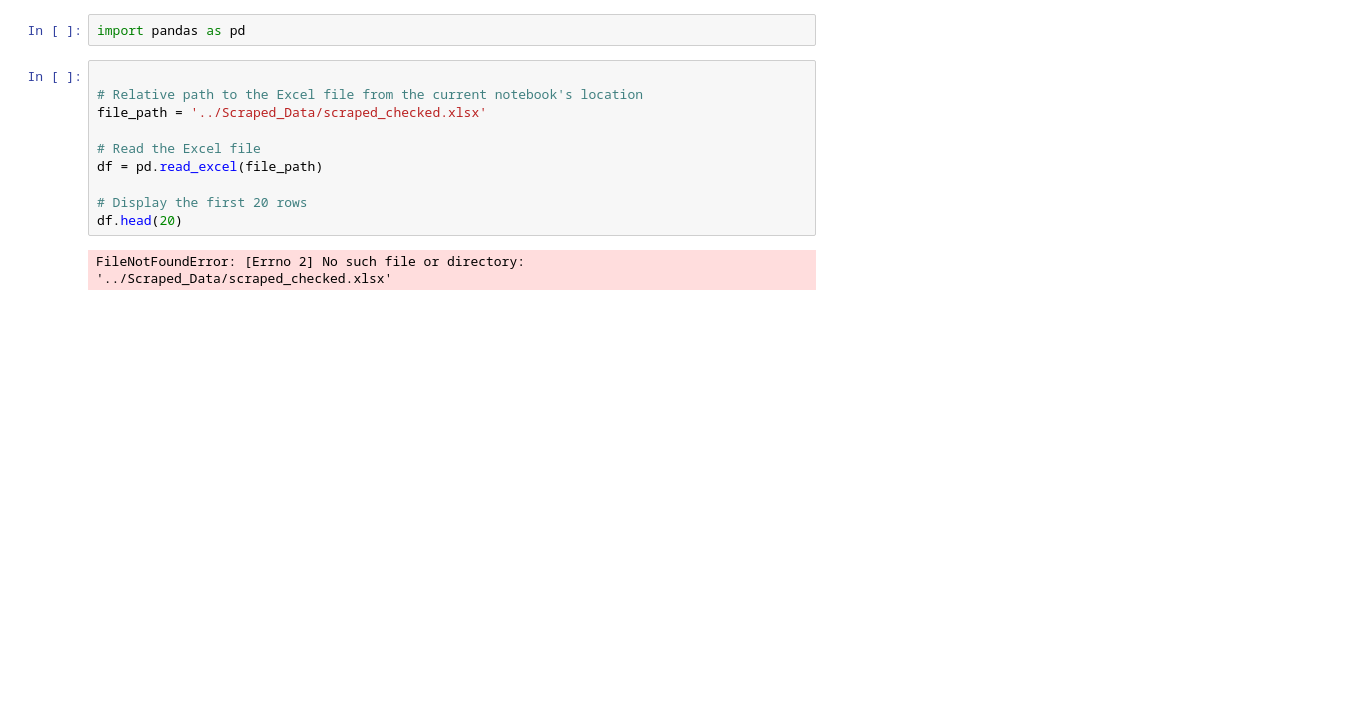
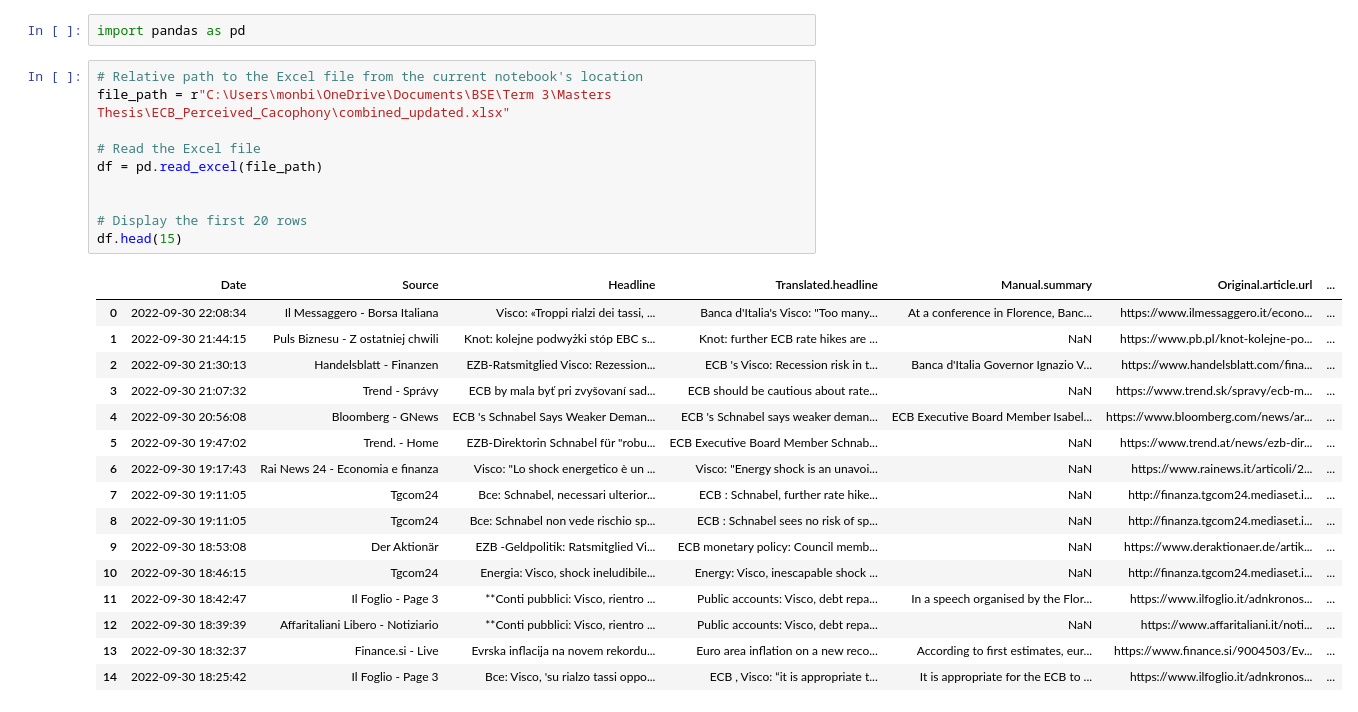
Before and after one commit to monbiote/ECB_Perceived_Cacophony, a Jupyter notebook: Randomised_Articles.ipynb, the cells around one changed output. Drawn from its saved outputs; the diff is of its cells as text; blank space fills up the shorter version.

Commit message:
Updated Randomised_Articles notebook

```diff
--- a/Randomised_Articles.ipynb
+++ b/Randomised_Articles.ipynb
@@ -1,14 +1,29 @@
 # %%
 import pandas as pd
 # %%
-
 # Relative path to the Excel file from the current notebook's location
-file_path = '../Scraped_Data/scraped_checked.xlsx'
+file_path = r"C:\Users\monbi\OneDrive\Documents\BSE\Term 3\Masters Thesis\ECB_Perceived_Cacophony\combined_updated.xlsx"
 
 # Read the Excel file
 df = pd.read_excel(file_path)
 
+
 # Display the first 20 rows
-df.head(20)
+df.head(15)
 # %% [output]
-FileNotFoundError: [Errno 2] No such file or directory: '../Scraped_Data/scraped_checked.xlsx'
+|  | Date | Source | Headline | Translated.headline | Manual.summary | Original.article.url | ... |
+| 0 | 2022-09-30 22:08:34 | Il Messaggero - Borsa Italiana | Visco: «Troppi rialzi dei tassi, ... | Banca d'Italia's Visco: "Too many... | At a conference in Florence, Banc... | https://www.ilmessaggero.it/econo... | ... |
+| 1 | 2022-09-30 21:44:15 | Puls Biznesu - Z ostatniej chwili | Knot: kolejne podwyżki stóp EBC s... | Knot: further ECB rate hikes are ... | NaN | https://www.pb.pl/knot-kolejne-po... | ... |
+| 2 | 2022-09-30 21:30:13 | Handelsblatt - Finanzen | EZB-Ratsmitglied Visco: Rezession... | ECB 's Visco: Recession risk in t... | Banca d'Italia Governor Ignazio V... | https://www.handelsblatt.com/fina... | ... |
+| 3 | 2022-09-30 21:07:32 | Trend - Správy | ECB by mala byť pri zvyšovaní sad... | ECB should be cautious about rate... | NaN | https://www.trend.sk/spravy/ecb-m... | ... |
+| 4 | 2022-09-30 20:56:08 | Bloomberg - GNews | ECB 's Schnabel Says Weaker Deman... | ECB 's Schnabel says weaker deman... | ECB Executive Board Member Isabel... | https://www.bloomberg.com/news/ar... | ... |
+| 5 | 2022-09-30 19:47:02 | Trend. - Home | EZB-Direktorin Schnabel für "robu... | ECB Executive Board Member Schnab... | NaN | https://www.trend.at/news/ezb-dir... | ... |
+| 6 | 2022-09-30 19:17:43 | Rai News 24 - Economia e finanza | Visco: "Lo shock energetico è un ... | Visco: "Energy shock is an unavoi... | NaN | https://www.rainews.it/articoli/2... | ... |
+| 7 | 2022-09-30 19:11:05 | Tgcom24 | Bce: Schnabel, necessari ulterior... | ECB : Schnabel, further rate hike... | NaN | http://finanza.tgcom24.mediaset.i... | ... |
+| 8 | 2022-09-30 19:11:05 | Tgcom24 | Bce: Schnabel non vede rischio sp... | ECB : Schnabel sees no risk of sp... | NaN | http://finanza.tgcom24.mediaset.i... | ... |
+| 9 | 2022-09-30 18:53:08 | Der Aktionär | EZB ‑Geldpolitik: Ratsmitglied Vi... | ECB monetary policy: Council memb... | NaN | https://www.deraktionaer.de/artik... | ... |
+| 10 | 2022-09-30 18:46:15 | Tgcom24 | Energia: Visco, shock ineludibile... | Energy: Visco, inescapable shock ... | NaN | http://finanza.tgcom24.mediaset.i... | ... |
+| 11 | 2022-09-30 18:42:47 | Il Foglio - Page 3 | **Conti pubblici: Visco, rientro ... | Public accounts: Visco, debt repa... | In a speech organised by the Flor... | https://www.ilfoglio.it/adnkronos... | ... |
+| 12 | 2022-09-30 18:39:39 | Affaritaliani Libero - Notiziario | **Conti pubblici: Visco, rientro ... | Public accounts: Visco, debt repa... | NaN | https://www.affaritaliani.it/noti... | ... |
+| 13 | 2022-09-30 18:32:37 | Finance.si - Live | Evrska inflacija na novem rekordu... | Euro area inflation on a new reco... | According to first estimates, eur... | https://www.finance.si/9004503/Ev... | ... |
+| 14 | 2022-09-30 18:25:42 | Il Foglio - Page 3 | Bce: Visco, 'su rialzo tassi oppo... | ECB , Visco: “it is appropriate t... | It is appropriate for the ECB to ... | https://www.ilfoglio.it/adnkronos... | ... |
```
Also changed, not shown: parts of 4 cells of this notebook.
